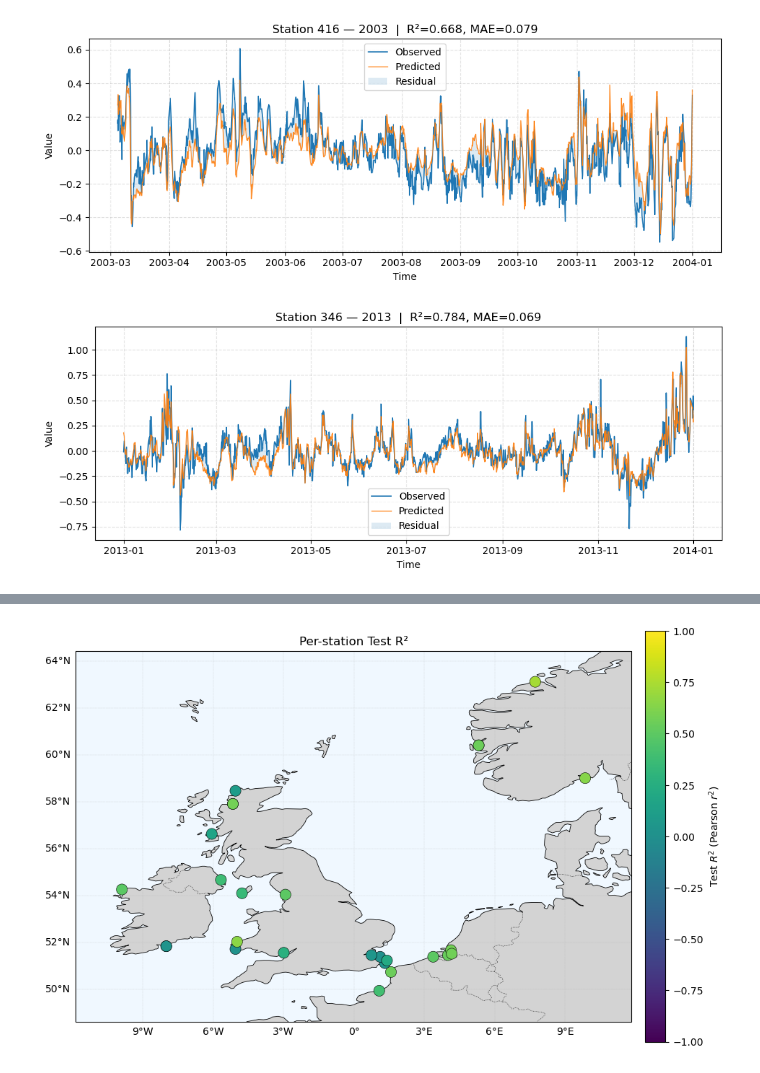
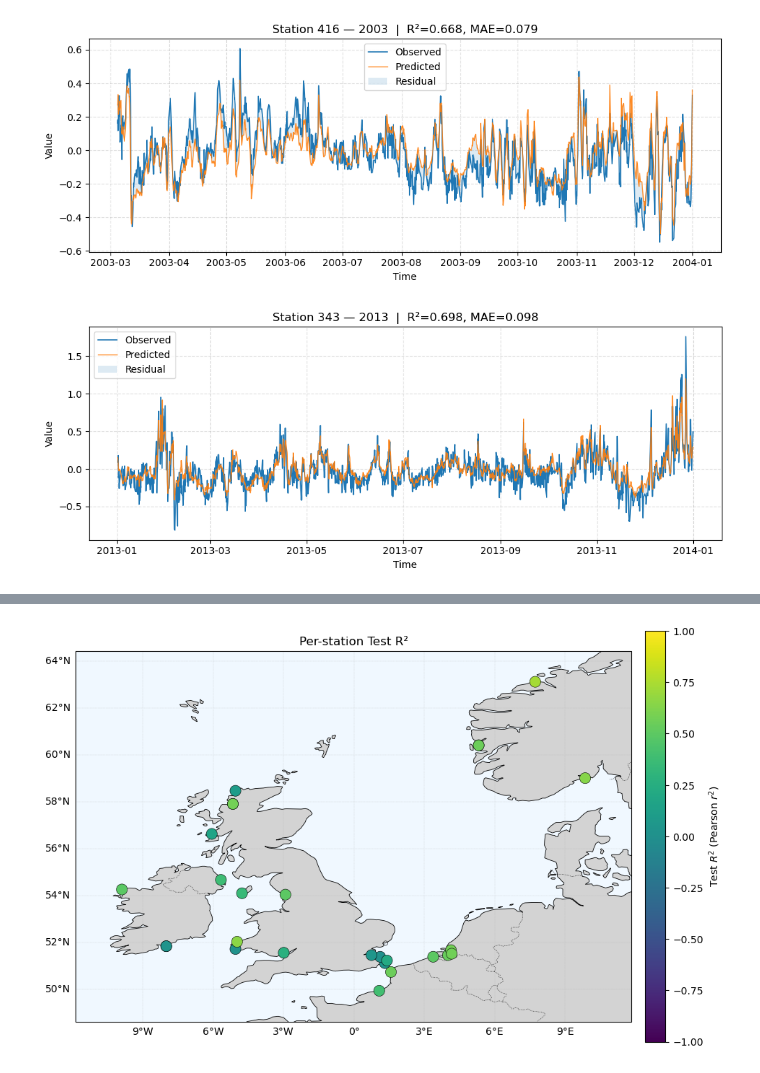
Before and after one commit to lisanneblok/ESL, a Jupyter notebook: notebooks/5_Mlwithbath/XGboost_encode_edges.ipynb, the cells around one changed output, grey strips where cells are left out. Cells and saved outputs as stored; diff of their text form; code cells hidden in the pictures.

```diff
--- a/notebooks/5_Mlwithbath/XGboost_encode_edges.ipynb
+++ b/notebooks/5_Mlwithbath/XGboost_encode_edges.ipynb
@@ -1718,6 +1718,6 @@ plot_station_residuals(preds['station'].iloc[1], year=2003)
 [figure]
 # %%
 # Example: first station in 2017
-plot_station_residuals(preds['station'].iloc[10], year=2013)
+plot_station_residuals(preds['station'].iloc[0], year=2013)
 # %% [output]
-[figure, old version]
+[figure, new version]
```
Also changed, not shown: parts of 1 cell of this notebook, 1 other file.
